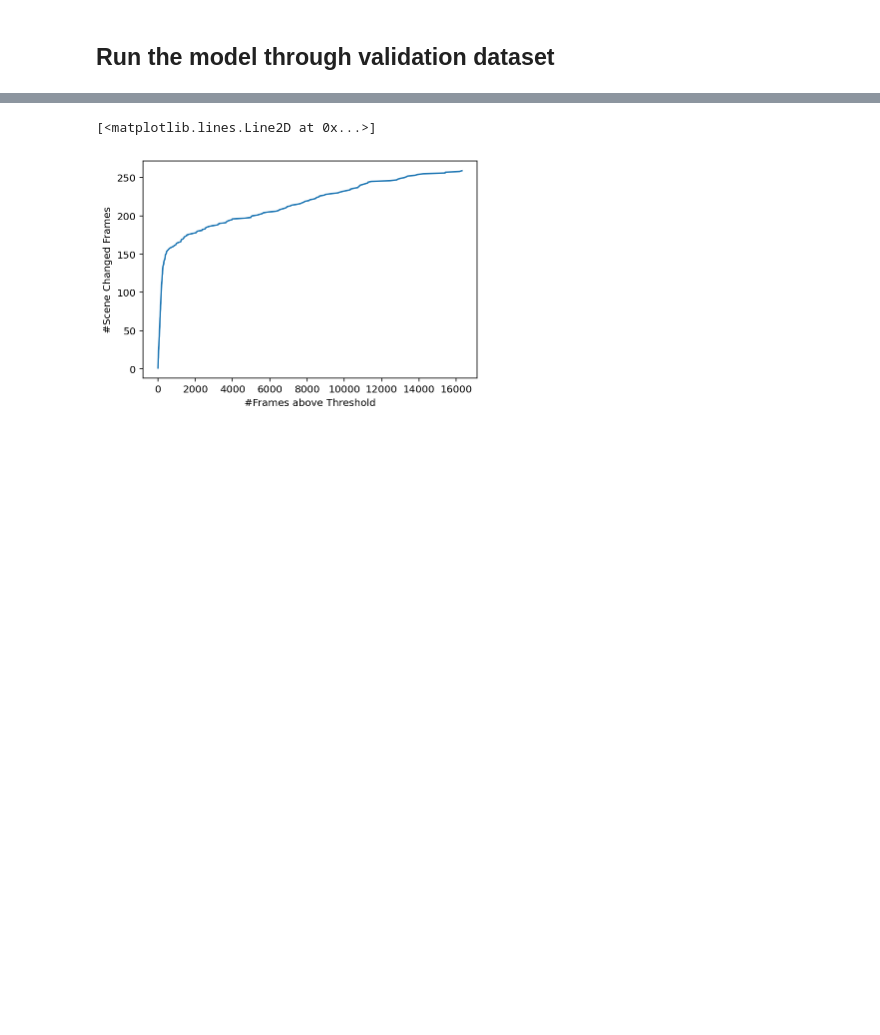
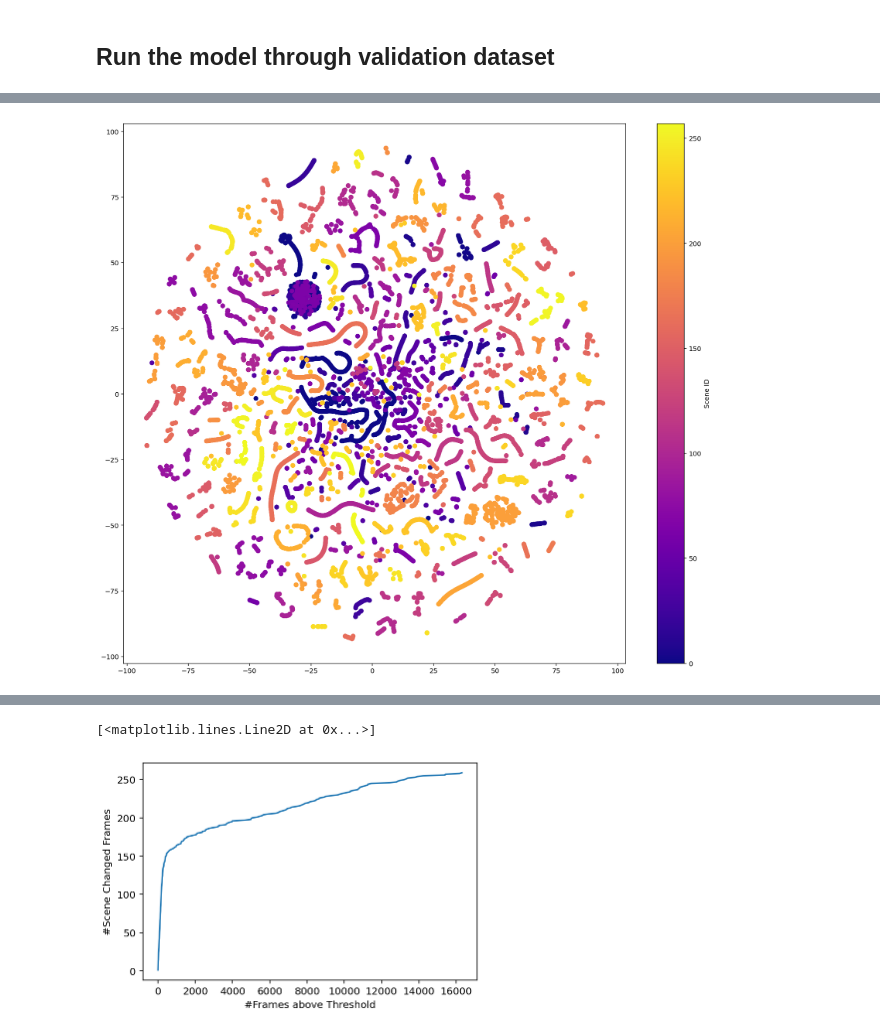
Before and after one commit to Chen-Zhe/team-two-spiked-apes, a Jupyter notebook: Model Validation.ipynb, the cells around one changed output, grey strips where cells are left out. Drawn from its saved outputs; the diff is of its cells as text; code cells hidden in the pictures; blank space fills up the shorter version.

```diff
--- a/Model Validation.ipynb
+++ b/Model Validation.ipynb
@@ -357,0 +702,10 @@ for i, divergence in enumerate(max_l2_per_scene_change):
+# %%
+from matplotlib import pyplot as plt
+
+fig = plt.figure(1, (17., 15.))
+plt.scatter(tsne_embedded[:, 0], tsne_embedded[:, 1], alpha=1.0,
+            c=labels + [i + 1] * (tsne_embedded.shape[0] - len(labels)), cmap="plasma")
+cb = plt.colorbar()
+cb.set_label('Scene ID')
+# %% [output]
+[figure, added]
```
Also changed, not shown: parts of 44 cells of this notebook.
